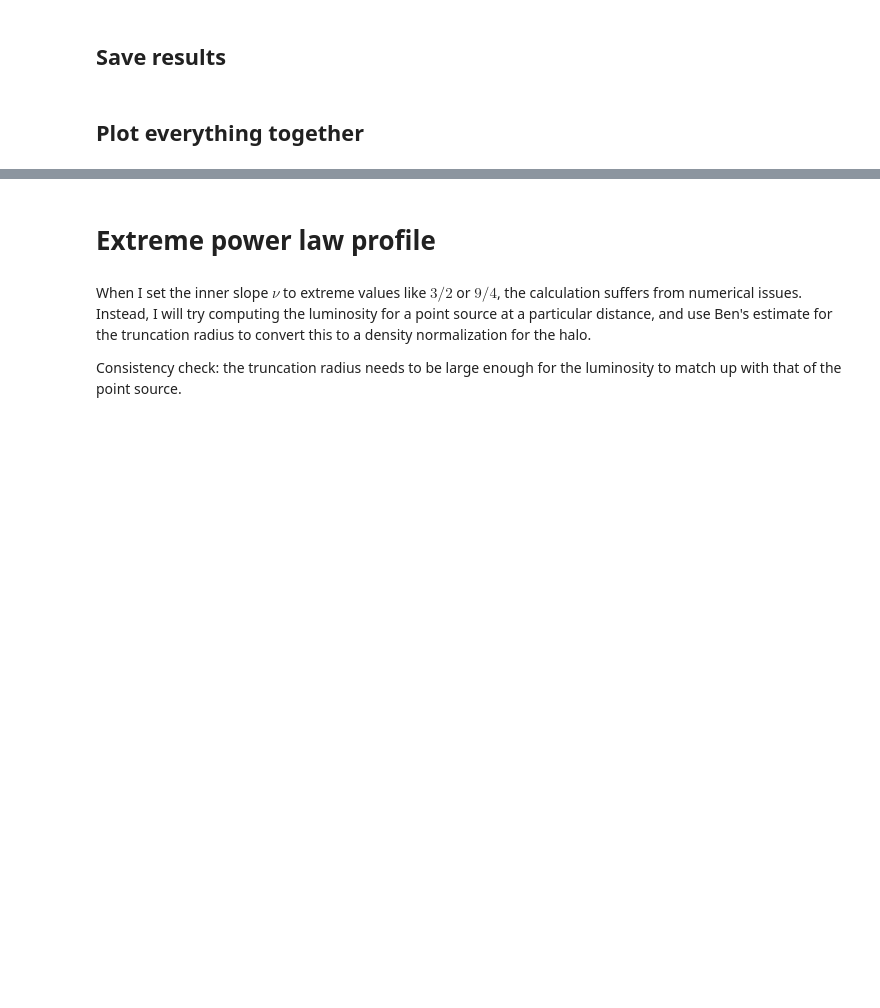
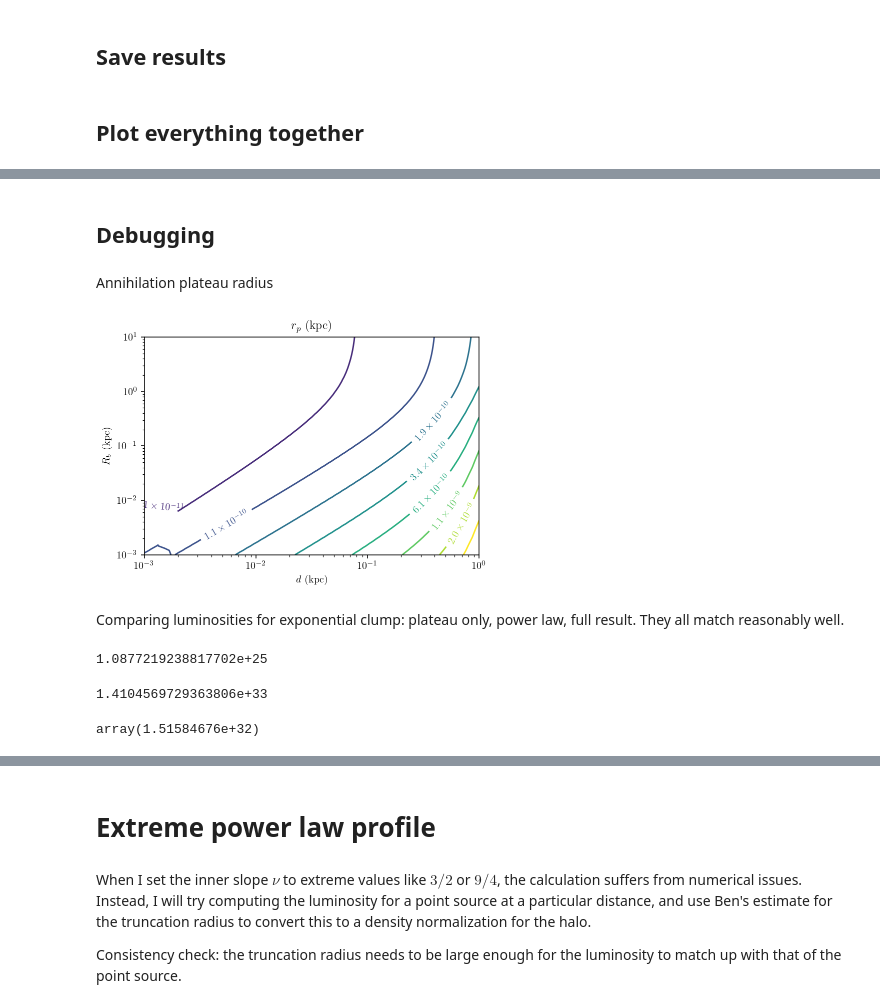
Before and after one commit to adam-coogan/cr_lines_from_dm_subhalos, a Jupyter notebook: Contour plots 4.ipynb, the cells around one changed output, grey strips where cells are left out. Cells and saved outputs as stored; diff of their text form; code cells hidden in the pictures; blank space fills up the shorter version.

```diff
--- a/Contour plots 4.ipynb
+++ b/Contour plots 4.ipynb
@@ -607,0 +609,29 @@ os.system("say 'Done with exp profile'")
+# %% [markdown]
+## Debugging
+# %% [markdown]
+Annihilation plateau radius
+# %%
+plt.xscale("log")
+plt.yscale("log")
+plt.xlabel(r"$d$ (kpc)")
+plt.ylabel(r"$R_b$ (kpc)")
+plt.title(r"$r_p$ (kpc)")
+
+r_p_mg = ann_plateau_radius_exp(r_s_mg, rho_s_exp, gamma_exp)
+sci_contours(dist_mg, r_s_mg, r_p_mg, plt.gca(), log_levels(r_p_mg), fmt="0.1f")
+# %% [output]
+[figure, added]
+# %% [markdown]
+Comparing luminosities for exponential clump: plateau only, power law, full result. They all match reasonably well.
+# %%
+3e-26 / (2*dampe_excess_bin_high**2) * 4./3.*np.pi*(1e-10*kpc_to_cm)**3 * rho_max**2
+# %% [output]
+1.0877219238817702e+25
+# %%
+lum_pl(1e-10, 0.1, 1.08)
+# %% [output]
+1.4104569729363806e+33
+# %%
+luminosity(0.1, 10., 1.08, "exp")
+# %% [output]
+array(1.51584676e+32)
```
Also changed, not shown: parts of 42 cells of this notebook, 28 other files.
